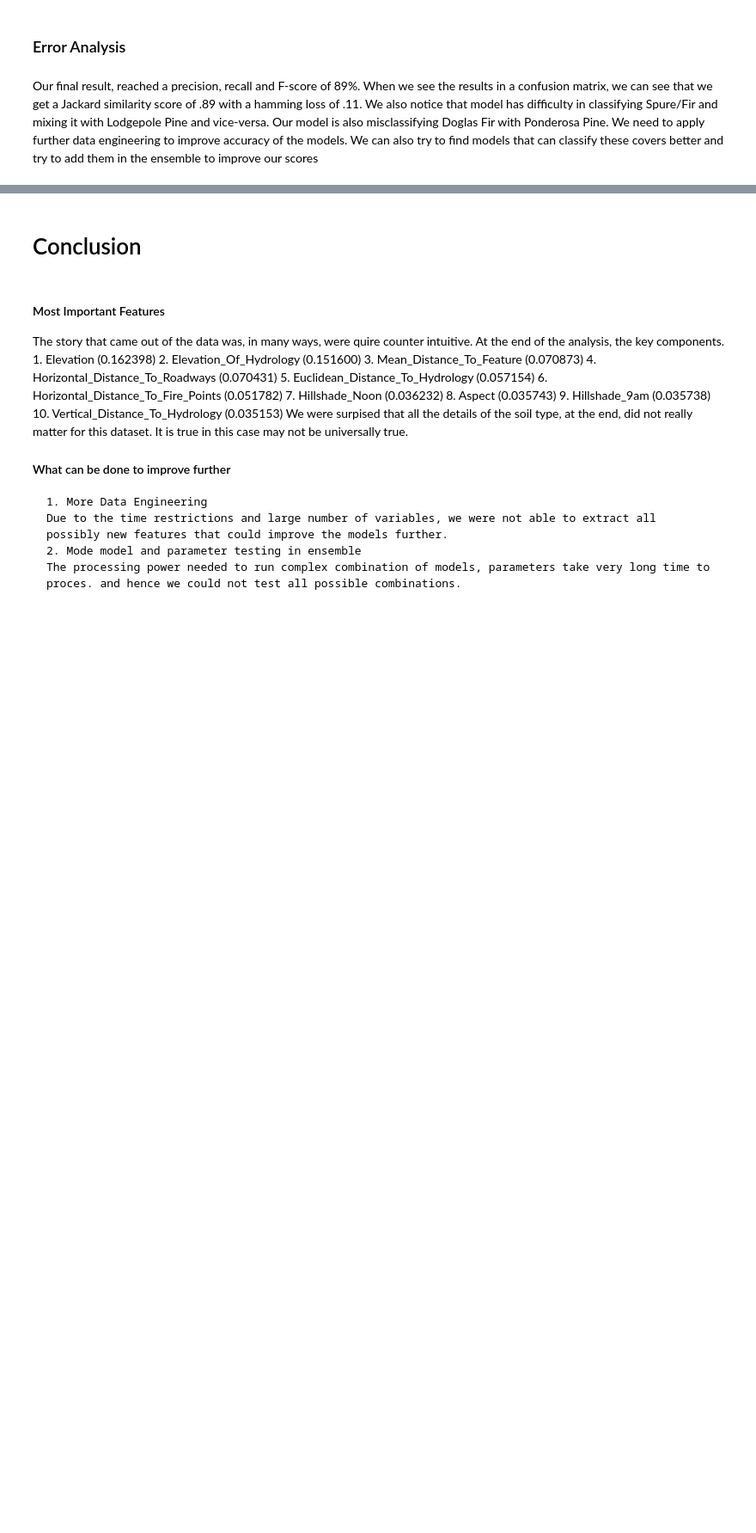
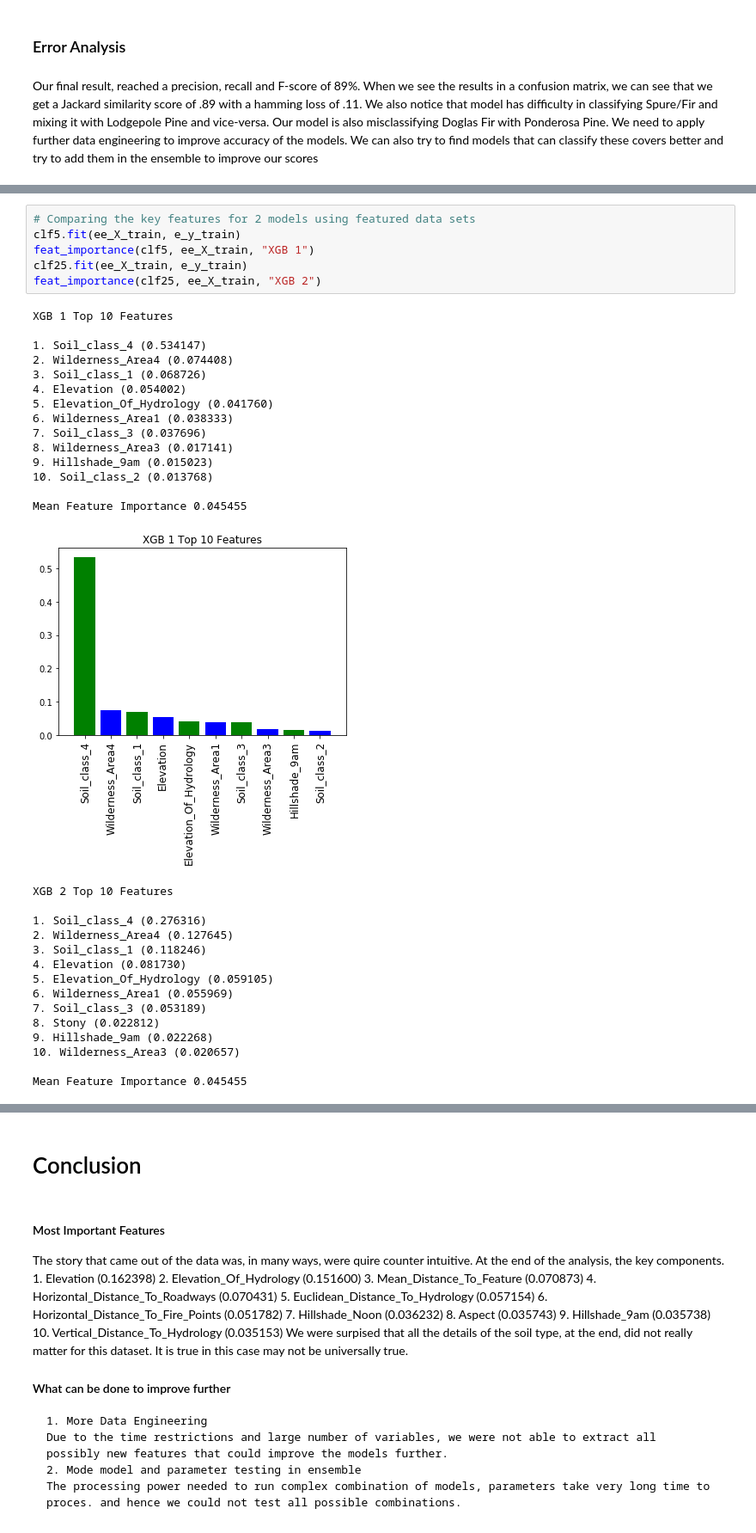
Before and after one commit to Omniak87B/w207FinalProject, a Jupyter notebook: w207_Final_Jake_Tim_Pierce_Debasish.ipynb, the cells around one changed output, grey strips where cells are left out. Shown at 86% size. Saved outputs shown, nothing was run; the diff lists cells and outputs as text; blank space fills up the shorter version.

```diff
--- a/w207_Final_Jake_Tim_Pierce_Debasish.ipynb
+++ b/w207_Final_Jake_Tim_Pierce_Debasish.ipynb
@@ -800,0 +939,36 @@ print("Jaccard similarity score: %0.2f with hamming loss of %0.2f"%(jaccard_simi
+# %%
+# Comparing the key features for 2 models using featured data sets
+clf5.fit(ee_X_train, e_y_train)
+feat_importance(clf5, ee_X_train, "XGB 1")
+clf25.fit(ee_X_train, e_y_train)
+feat_importance(clf25, ee_X_train, "XGB 2")
+# %% [output]
+XGB 1 Top 10 Features
+
+1. Soil_class_4 (0.534147)
+2. Wilderness_Area4 (0.074408)
+3. Soil_class_1 (0.068726)
+4. Elevation (0.054002)
+5. Elevation_Of_Hydrology (0.041760)
+6. Wilderness_Area1 (0.038333)
+7. Soil_class_3 (0.037696)
+8. Wilderness_Area3 (0.017141)
+9. Hillshade_9am (0.015023)
+10. Soil_class_2 (0.013768)
+
+Mean Feature Importance 0.045455
+[figure, added]
+XGB 2 Top 10 Features
+
+1. Soil_class_4 (0.276316)
+2. Wilderness_Area4 (0.127645)
+3. Soil_class_1 (0.118246)
+4. Elevation (0.081730)
+5. Elevation_Of_Hydrology (0.059105)
+6. Wilderness_Area1 (0.055969)
+7. Soil_class_3 (0.053189)
+8. Stony (0.022812)
+9. Hillshade_9am (0.022268)
+10. Wilderness_Area3 (0.020657)
+
+Mean Feature Importance 0.045455
```
Also changed, not shown: parts of 14 cells of this notebook.
